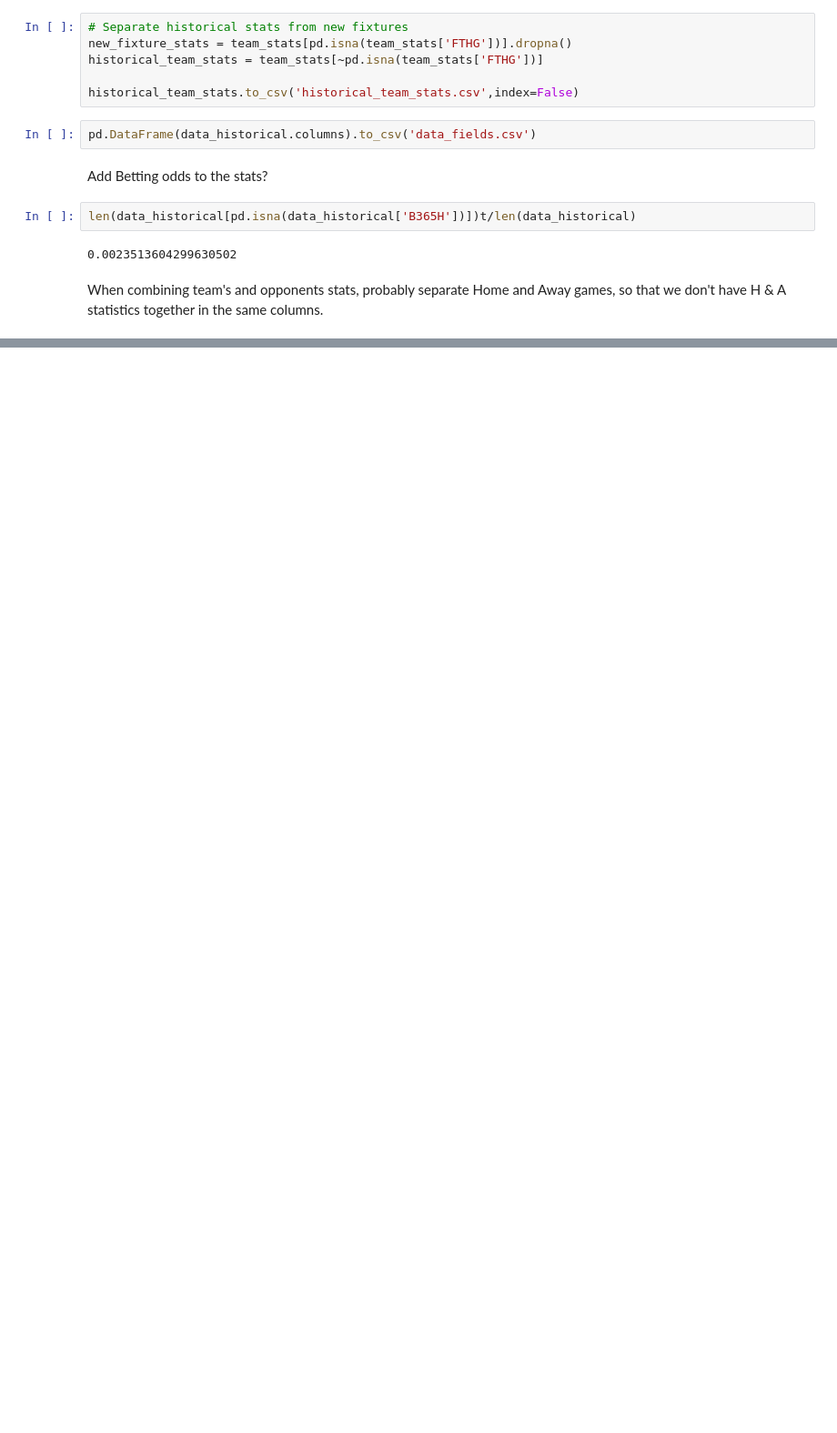
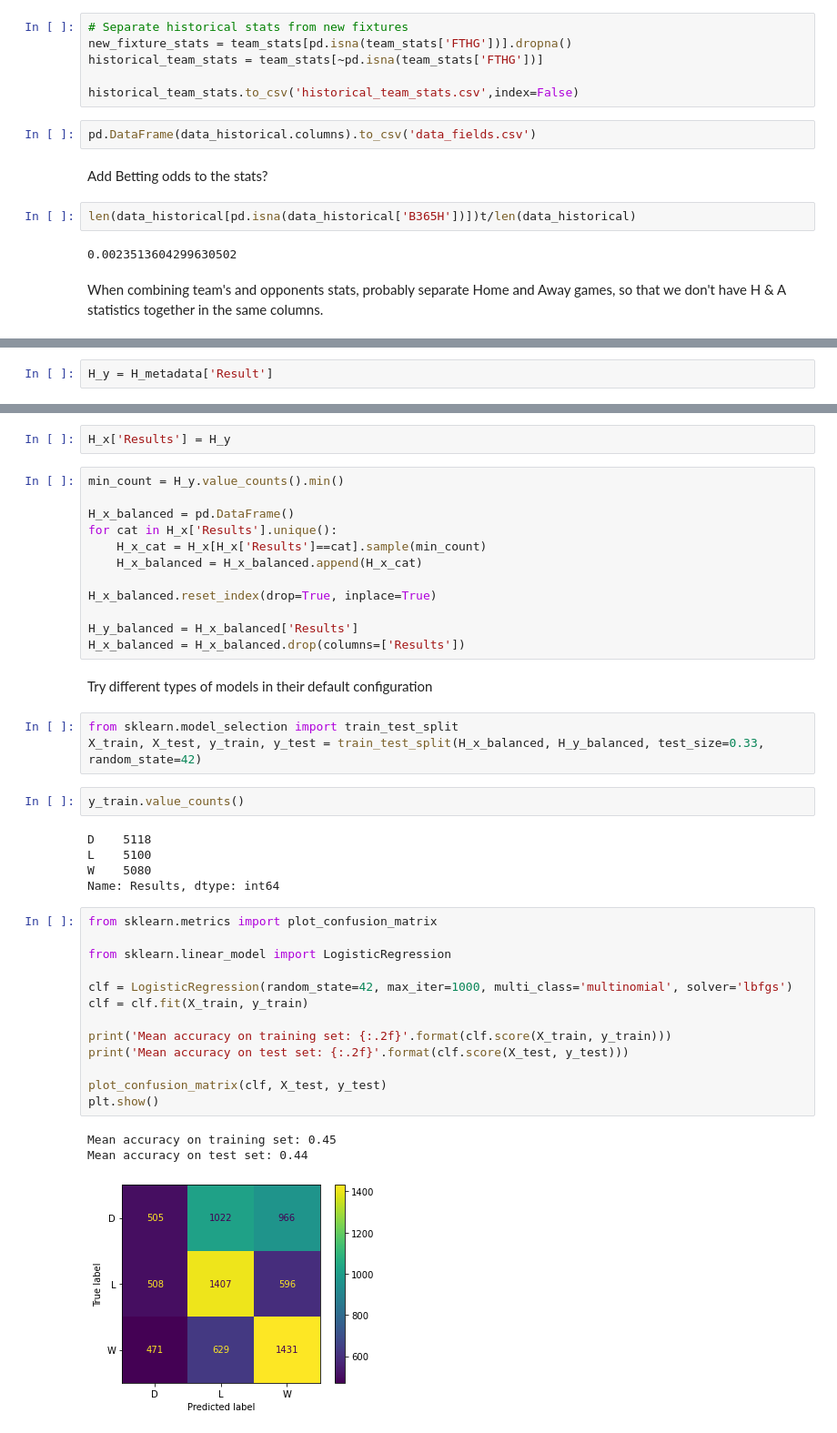
Before and after one commit to alexkapele/football_forecasting, a Jupyter notebook: football_forecasting.ipynb, the cells around one changed output, grey strips where cells are left out. Shown at 91% size. Cells and saved outputs as stored; diff of their text form; blank space fills up the shorter version.

```diff
--- a/football_forecasting.ipynb
+++ b/football_forecasting.ipynb
@@ -473,0 +692,2 @@ When combining team's and opponents stats, probably separate Home and Away games
+# %%
+H_y = H_metadata['Result']
@@ -473,0 +709,43 @@ When combining team's and opponents stats, probably separate Home and Away games
+# %%
+H_x['Results'] = H_y
+# %%
+min_count = H_y.value_counts().min()
+
+H_x_balanced = pd.DataFrame()
+for cat in H_x['Results'].unique():
+    H_x_cat = H_x[H_x['Results']==cat].sample(min_count)
+    H_x_balanced = H_x_balanced.append(H_x_cat)
+
+H_x_balanced.reset_index(drop=True, inplace=True)
+
+H_y_balanced = H_x_balanced['Results']
+H_x_balanced = H_x_balanced.drop(columns=['Results'])
+# %% [markdown]
+Try different types of models in their default configuration
+# %%
+from sklearn.model_selection import train_test_split
+X_train, X_test, y_train, y_test = train_test_split(H_x_balanced, H_y_balanced, test_size=0.33, random_state=42)
+# %%
+y_train.value_counts()
+# %% [output]
+D    5118
+L    5100
+W    5080
+Name: Results, dtype: int64
+# %%
+from sklearn.metrics import plot_confusion_matrix
+
+from sklearn.linear_model import LogisticRegression
+
+clf = LogisticRegression(random_state=42, max_iter=1000, multi_class='multinomial', solver='lbfgs')
+clf = clf.fit(X_train, y_train)
+
+print('Mean accuracy on training set: {:.2f}'.format(clf.score(X_train, y_train)))
+print('Mean accuracy on test set: {:.2f}'.format(clf.score(X_test, y_test)))
+
+plot_confusion_matrix(clf, X_test, y_test)
+plt.show()
+# %% [output]
+Mean accuracy on training set: 0.45
+Mean accuracy on test set: 0.44
+[figure, added]
```
Also changed, not shown: parts of 55 cells of this notebook.
